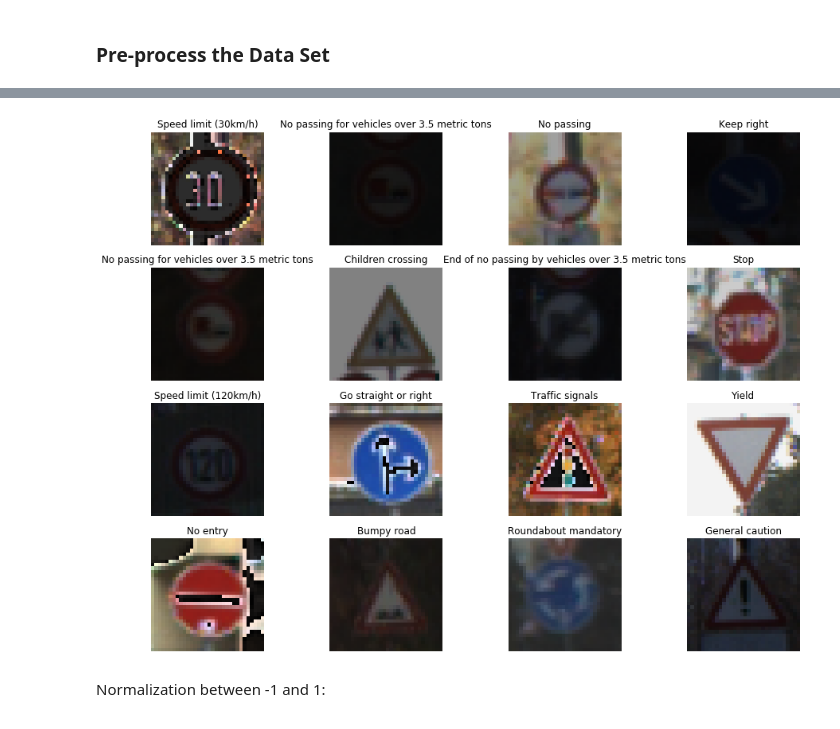
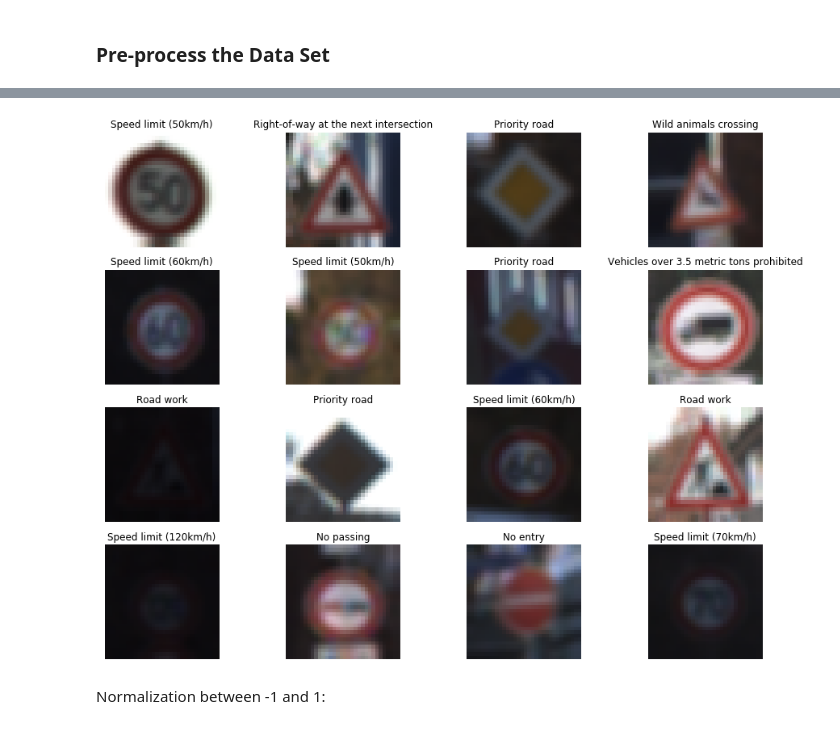
Before and after one commit to gagolucasm/Traffic-Sign-Classifier, a Jupyter notebook: Traffic_Sign_Classifier.ipynb, the cells around one changed output, grey strips where cells are left out. Drawn from its saved outputs; the diff is of its cells as text; code cells hidden in the pictures.

```diff
--- a/Traffic_Sign_Classifier.ipynb
+++ b/Traffic_Sign_Classifier.ipynb
@@ -233,9 +233,8 @@ for feature in train_features:
     #feature[:,:,0] = cv2.equalizeHist(feature[:,:,0])
     # convert the YUV image back to RGB format
     #feature = cv2.cvtColor(feature, cv2.COLOR_YUV2BGR)
-    image1 = cv2.cvtColor(feature,cv2.COLOR_BGR2HSV)
     kernel = np.ones((3,3),np.float32)/9
-    image1 = cv2.filter2D(image1,-1,kernel)
+    image1 = cv2.filter2D(feature,-1,kernel)
     new_blur.append(image1)
 train_features_arg=np.concatenate((train_features,new,new_blur),axis=0)
 print(len(train_labels))
@@ -249,7 +248,7 @@ Wall time: 6.22 s
 # %%
-showGrid(4,4,new,train_labels)
+showGrid(4,4,new_blur,train_labels)
 # %% [output]
-[figure, old version]
+[figure, new version]
 # %%
 X_train=train_features_arg
 y_train=train_labels_arg
```
Also changed, not shown: parts of 7 cells of this notebook, 7 other files.
